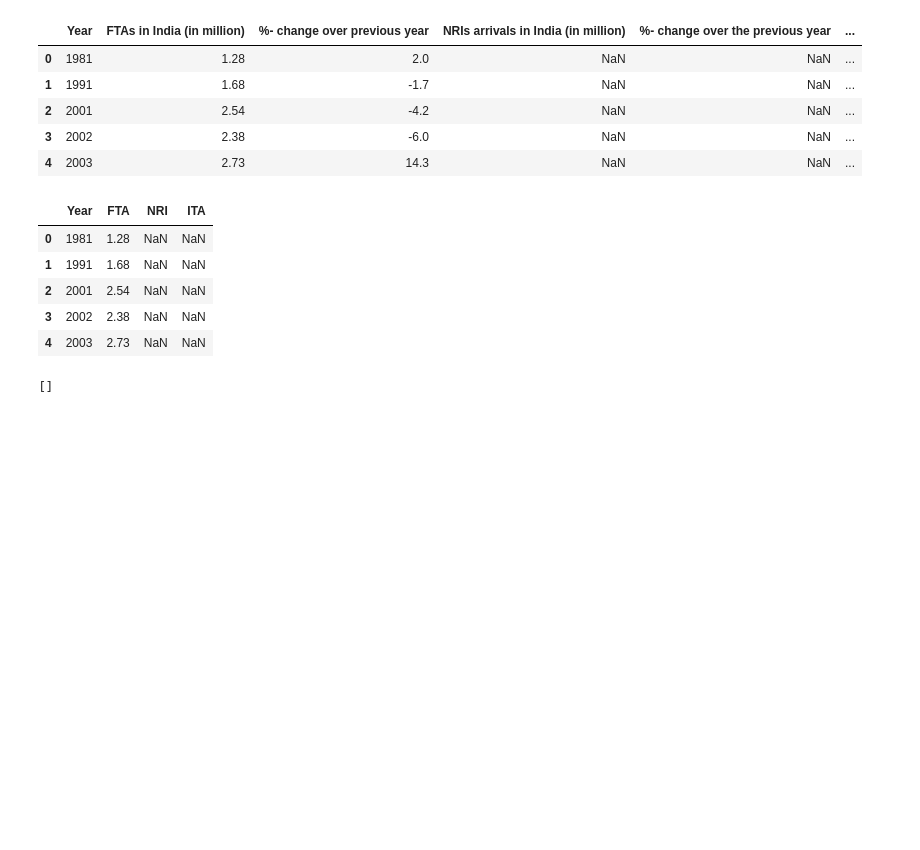
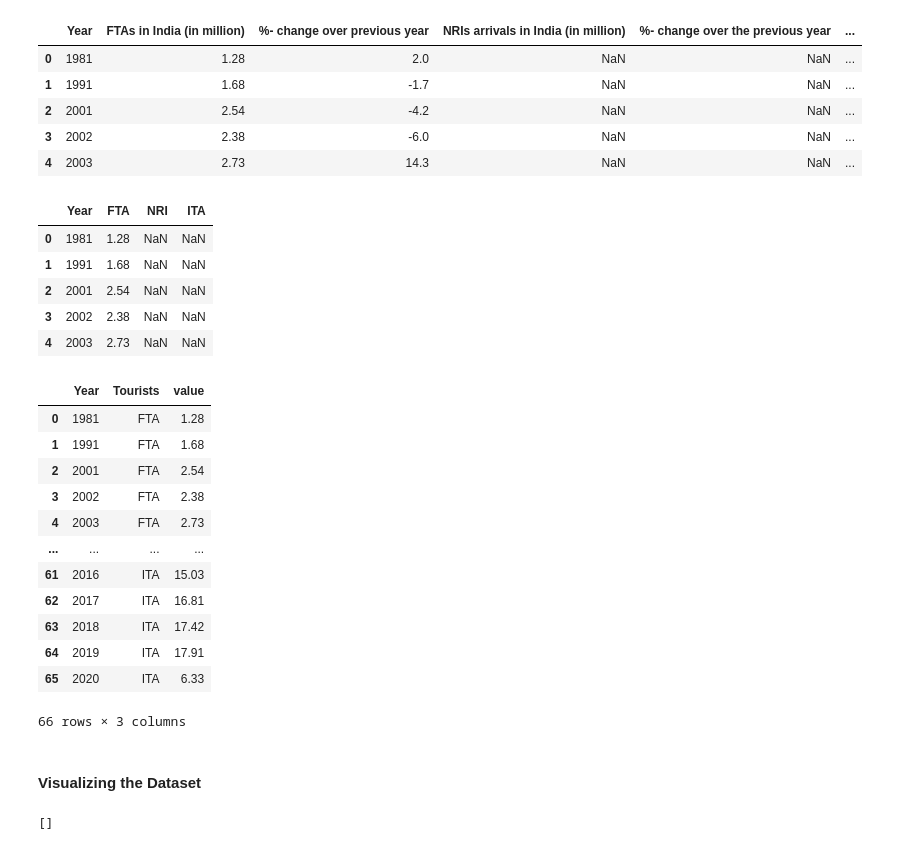
Before and after one commit to Rubix64/Tourism-analysis-of-India, a Jupyter notebook: tourism_analysis_in_India.ipynb, the cells around one changed output. Saved outputs shown, nothing was run; the diff lists cells and outputs as text; code cells hidden in the pictures; blank space fills up the shorter version.

```diff
--- a/tourism_analysis_in_India.ipynb
+++ b/tourism_analysis_in_India.ipynb
@@ -31,4 +57,24 @@ fta_nri_ita.head()
 | 2 | 2001 | 2.54 | NaN | NaN |
 | 3 | 2002 | 2.38 | NaN | NaN |
 | 4 | 2003 | 2.73 | NaN | NaN |
+# %%
+# Combining columns FTA,NRI,ITA into a single column 'value' and column 'variable' will distinguish these values
+df=pd.melt(fta_nri_ita,['Year']).rename(columns={'variable':'Tourists'})
+df
+# %% [output]
+|  | Year | Tourists | value |
+| 0 | 1981 | FTA | 1.28 |
+| 1 | 1991 | FTA | 1.68 |
+| 2 | 2001 | FTA | 2.54 |
+| 3 | 2002 | FTA | 2.38 |
+| 4 | 2003 | FTA | 2.73 |
+| ... | ... | ... | ... |
+| 61 | 2016 | ITA | 15.03 |
+| 62 | 2017 | ITA | 16.81 |
+| 63 | 2018 | ITA | 17.42 |
+| 64 | 2019 | ITA | 17.91 |
+| 65 | 2020 | ITA | 6.33 |
+66 rows × 3 columns
+# %% [markdown]
+#### **Visualizing the Dataset**
 # %%
```
Also changed, not shown: parts of 54 cells of this notebook, 1 other file.
